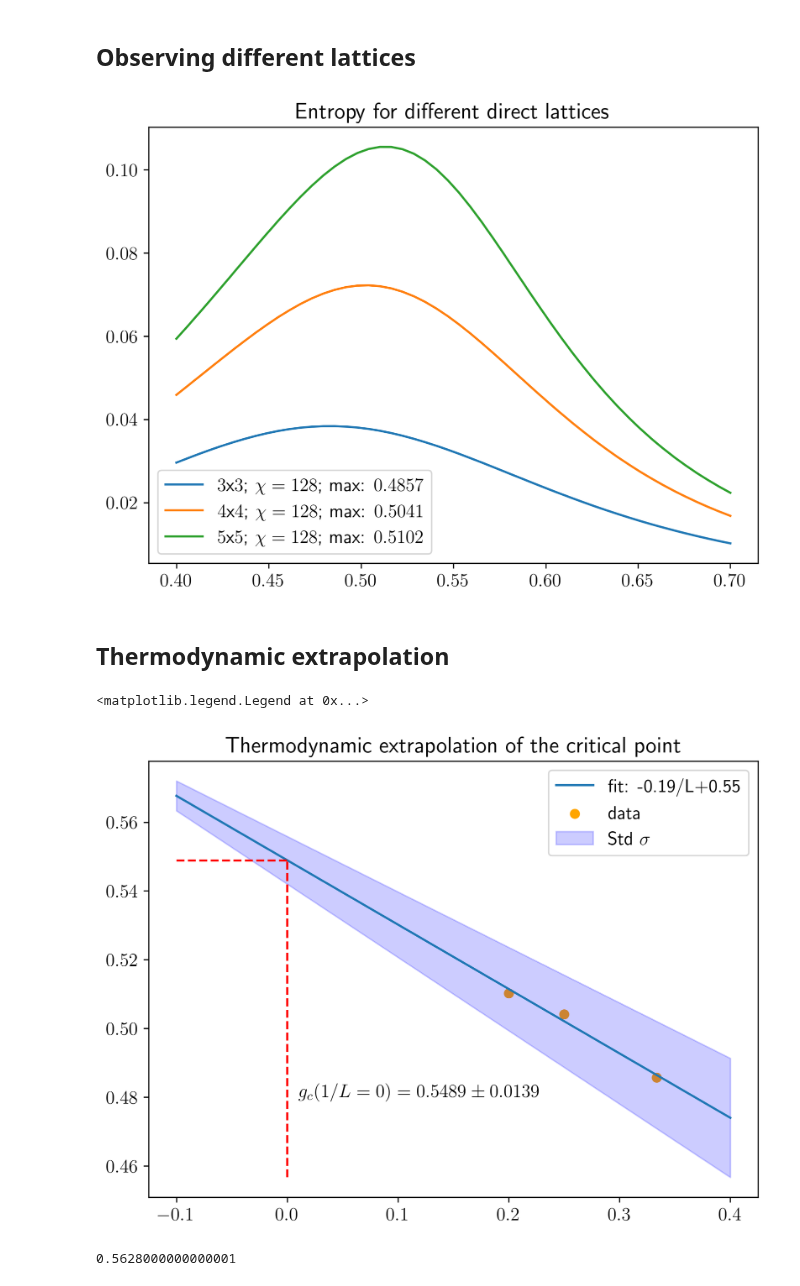
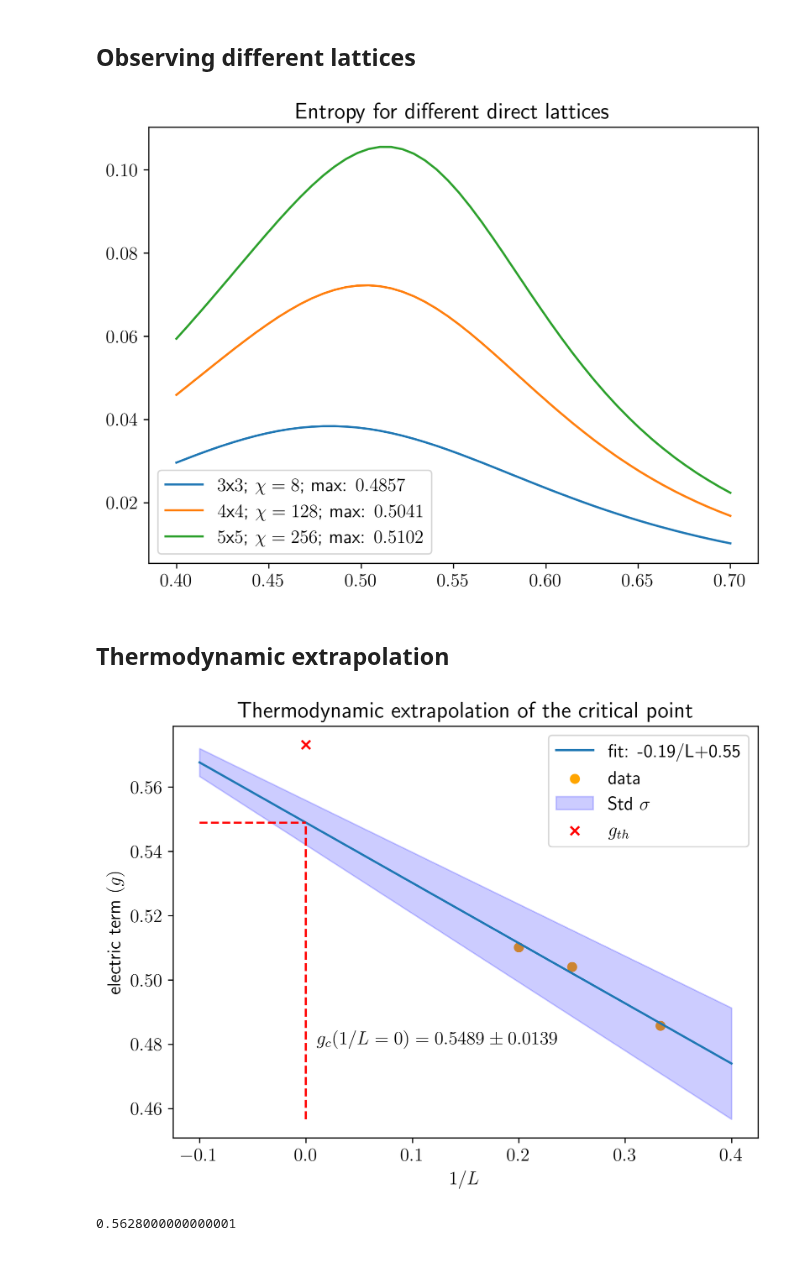
Before and after one commit to Fradm98/qs-mps, a Jupyter notebook: src/qs_mps/applications/Z2/check_schmidt_vals.ipynb, the cells around one changed output. Cells and saved outputs as stored; diff of their text form; code cells hidden in the pictures.

```diff
--- a/src/qs_mps/applications/Z2/check_schmidt_vals.ipynb
+++ b/src/qs_mps/applications/Z2/check_schmidt_vals.ipynb
@@ -341,7 +341,7 @@ if cx == None:
     sector = "vacuum_sector"
 else:
     sector = f"{len(cx)}_particle(s)_sector"
-chis = [128,128,128]
+chis = [8,128,256]
 threshold = 1e-15
 entr_tot = []
 for chi, L in zip(chis, Ls):
@@ -370,42 +370,48 @@ plt.title(f"Entropy for different direct lattices")
 plt.savefig(f"{parent_path}/figures/entropy/{L//2}_bond_entropy_Z2_dual_direct_lattice_L_{Ls}_{sector}_{cx}-{cy}_h_{h_i}-{h_f}_delta_{npoints}_chi_{chis}.png")
 plt.show()
 # %% [output]
-[figure, old version]
+[figure, new version]
 # %% [markdown]
 ## Thermodynamic extrapolation
 # %%
 entr_max = []
 idx_max = []
+Ls_inv = [1/3,1/4,1/5]
 for entr, L in zip(entr_tot, Ls):
     entr_max.append(np.max(entr))
     idx_max.append(np.argmax(entr))
 
 # linear fit
 def lin(x,a,b):
     return a*x+b
 
-p_opt, c_opt = curve_fit(lin, 1/np.asarray(Ls), hs[idx_max])
+p_opt, c_opt = curve_fit(lin, Ls_inv, hs[idx_max])
 
+h_th = 1/np.sqrt(3.044)
 xs = np.linspace(-0.1,0.4,50)
 y_fit = lin(xs, p_opt[0], p_opt[1])
 err = np.sqrt(np.diag(c_opt))
 y_err_plus = lin(xs, p_opt[0]+err[0], p_opt[1]+err[1])
 y_err_minus = lin(xs, p_opt[0]-err[0], p_opt[1]-err[1])
 plt.title("Thermodynamic extrapolation of the critical point")
 plt.plot(xs, y_fit, label=f'fit: {round(p_opt[0],2)}/L+{round(p_opt[1],2)}')
-plt.scatter(1/np.asarray(Ls), hs[idx_max], color='orange', label='data')
+plt.scatter(Ls_inv, hs[idx_max], color='orange', label='data')
 h_c = round(lin(x=0,a=p_opt[0],b=p_opt[1]),4)
 h_c_err_plus = round(lin(x=0,a=p_opt[0]+err[0],b=p_opt[1]+err[1]),4)
 h_c_err_minus = round(lin(x=0,a=p_opt[0]-err[0],b=p_opt[1]-err[1]),4)
 h_c_err = round(h_c_err_plus - h_c_err_minus, 4)
 plt.text(x=0.01, y=0.48, s=f"$g_c(1/L=0)={h_c}\pm{h_c_err}$")
 plt.hlines(y=h_c, xmin=xs[0], xmax=0, linestyles='--', colors='red')
 plt.vlines(x=0, ymin=y_err_minus[-1], ymax=h_c, linestyles='--', colors='red')
 plt.fill_between(xs, y_err_minus, y_err_plus, color='blue', alpha=0.2, label='Std $\sigma$')
+plt.scatter([0], [h_th], marker='x', color='red', label='$g_{th}$')
+plt.xlabel("$1/L$")
+plt.ylabel("electric term $(g)$")
+
 plt.legend()
+plt.show();
 # %% [output]
-<matplotlib.legend.Legend at 0x...>
-[figure, old version]
+[figure, new version]
 # %%
 h_c + h_c_err
 # %% [output]
```
Also changed, not shown: parts of 2 cells of this notebook, 4 other files.
